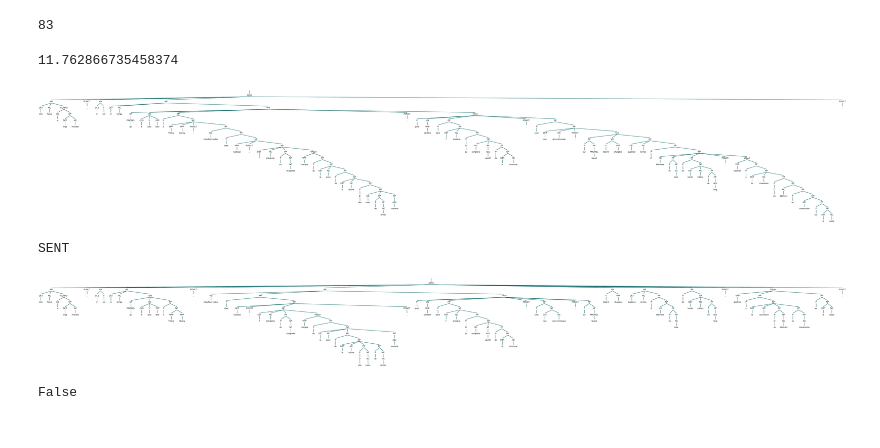
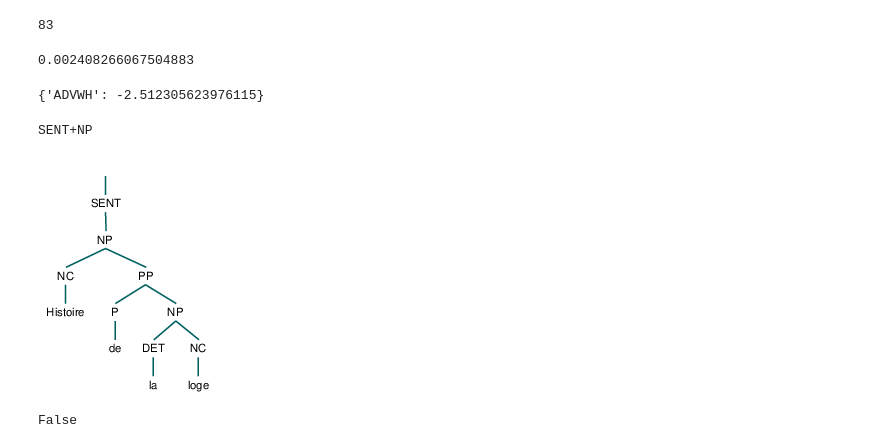
Before and after one commit to Chaoukia/Constituency-Parser-French, a Jupyter notebook: parser-Copy1.ipynb, the cells around one changed output. Cells and saved outputs as stored; diff of their text form; code cells hidden in the pictures.

```diff
--- a/parser-Copy1.ipynb
+++ b/parser-Copy1.ipynb
@@ -70,8 +70,10 @@ def extract_nodes(rule):
         return False, set((rule._lhs._symbol,)).union(set((rule._rhs[0]._symbol, rule._rhs[1]._symbol))), set()
 # %%
 # random.seed(0)
-# random.shuffle(data)
-# data, data_dev, data_test = data[:4*len(data)//5], data[4*len(data)//5:9*len(data)//10], data[9*len(data)//10:]
+# data_dev, data_test = data[4*len(data)//5:9*len(data)//10], data[9*len(data)//10:]
+data_test = data[9*len(data)//10:]
+# data = data[:4*len(data)//5]
+data = data[:9*len(data)//10]
 # %%
 non_terminals = set()
 pos_tags = set()
@@ -369,7 +324,7 @@ def cyk(sentence):
 # %% [markdown]
 # Backtrack : Build parse tree from CYK
 # %%
-def build_parentheses(back_track, scores):
+def build_parentheses(back_track, scores, sentence):
 
     """
     Description
@@ -397,6 +352,9 @@ def build_parentheses(back_track, scores):
         starts_scores.append((scores[begin][end].get(start,-np.inf), start))
 
     starts_scores.sort(reverse=True)
+    if starts_scores[0][0] == -np.inf:
+        return '(Not-in-grammar)'
+
     sent = starts_scores[0][1]
     string = '('
     print(sent)
@@ -404,7 +362,6 @@ def build_parentheses(back_track, scores):
 
     while not q.empty():
         split, symbol, status, depth, border = q.get()   # border is begin for left and end for right
-#         string += ' (' + symbol._symbol
         string += ' (' + symbol
 
         if status == 'left':
@@ -452,22 +416,24 @@ len(sentence)
 # %%
-# from time import time
+from time import time
 start_time = time()
+sentence = ['Histoire', 'de', 'la', 'loge']
 scores, back = cyk(sentence)
 print(time() - start_time)
 # %% [output]
-11.762866735458374
+0.002408266067504883
+# %%
+dict_probas['lexical']['pourquoi']
+# %% [output]
+{'ADVWH': -2.512305623976115}
+# %%
+t_test = Tree.fromstring(build_parentheses(back, scores, sentence))
+t_test.un_chomsky_normal_form()
+t_test
+# %% [output]
+SENT+NP
+[figure, added]
 # %%
 t.un_chomsky_normal_form()
-t
-# %% [output]
-[figure, removed]
-# %%
-t_test = Tree.fromstring(build_parentheses(back, scores))
-t_test.un_chomsky_normal_form()
-t_test
-# %% [output]
-SENT
-[figure, removed]
 # %%
 " ".join(str(t).split()) == " ".join(str(t_test).split())
 # %% [output]
```
Also changed, not shown: parts of 28 cells of this notebook.
